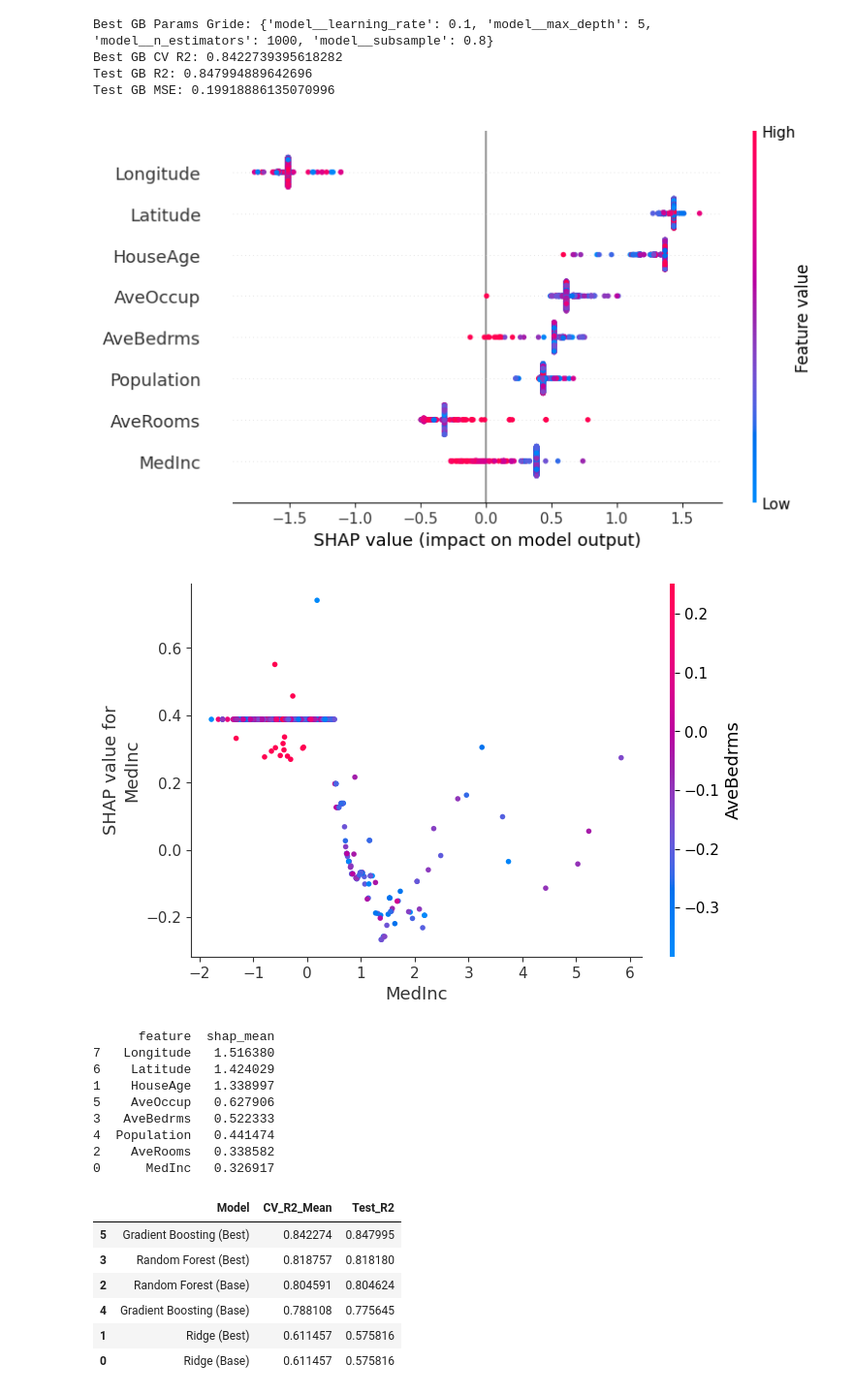
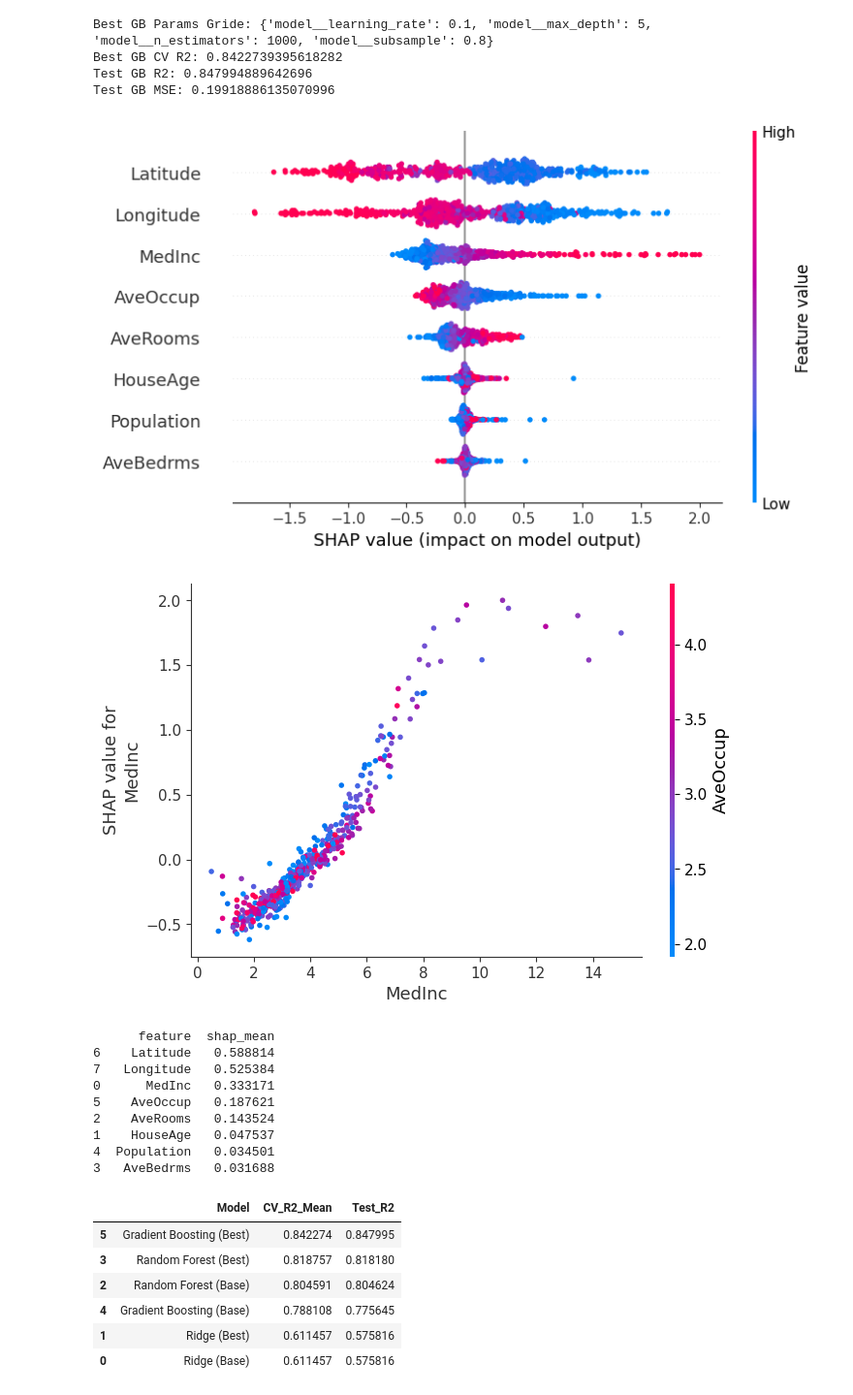
Before and after one commit to Infinity-Ehsan/california-housing-ml, a Jupyter notebook: notebooks/02_modeling.ipynb, the cells around one changed output. Shown at 97% size. Saved outputs shown, nothing was run; the diff lists cells and outputs as text; code cells hidden in the pictures.

```diff
--- a/notebooks/02_modeling.ipynb
+++ b/notebooks/02_modeling.ipynb
@@ -248,4 +248,6 @@ rf_best_cv_std = grid_forest.cv_results_["std_test_score"][best_index_rf]
 forest_model = best_forest_model.named_steps["model"]
 # %%
 explainer_forest = shap.TreeExplainer(forest_model)
+# %%
+X_sample_tree = X_test.sample(500, random_state=42)
 # %%
@@ -368,15 +370,15 @@ gb_model = best_gb_model.named_steps["model"]
 # %%
 explainer_gb = shap.TreeExplainer(gb_model)
 # %%
-shap_values_gb = explainer_gb.shap_values(X_sample_scaled)
+shap_values_gb = explainer_gb.shap_values(X_sample_tree)
 # %%
-shap.summary_plot(shap_values_gb, X_sample_scaled)
+shap.summary_plot(shap_values_gb, X_sample_tree)
 # %% [output]
-[figure, old version]
+[figure, new version]
 # %%
-shap.dependence_plot("MedInc", shap_values_gb, X_sample_scaled)
+shap.dependence_plot("MedInc", shap_values_gb, X_sample_tree)
 # %% [output]
-[figure, old version]
+[figure, new version]
 # %%
 shap_df_gb = pd.DataFrame({
     "feature": X.columns,
@@ -386,14 +388,14 @@ shap_df_gb = pd.DataFrame({
 print(shap_df_gb)
 # %% [output]
       feature  shap_mean
-7   Longitude   1.516380
-6    Latitude   1.424029
-1    HouseAge   1.338997
-5    AveOccup   0.627906
-3   AveBedrms   0.522333
-4  Population   0.441474
-2    AveRooms   0.338582
-0      MedInc   0.326917
+6    Latitude   0.588814
+7   Longitude   0.525384
+0      MedInc   0.333171
+5    AveOccup   0.187621
+2    AveRooms   0.143524
+1    HouseAge   0.047537
+4  Population   0.034501
+3   AveBedrms   0.031688
 # %%
 results_final = pd.DataFrame({
     "Model": [
```
Also changed, not shown: parts of 10 cells of this notebook, 5 other files.
